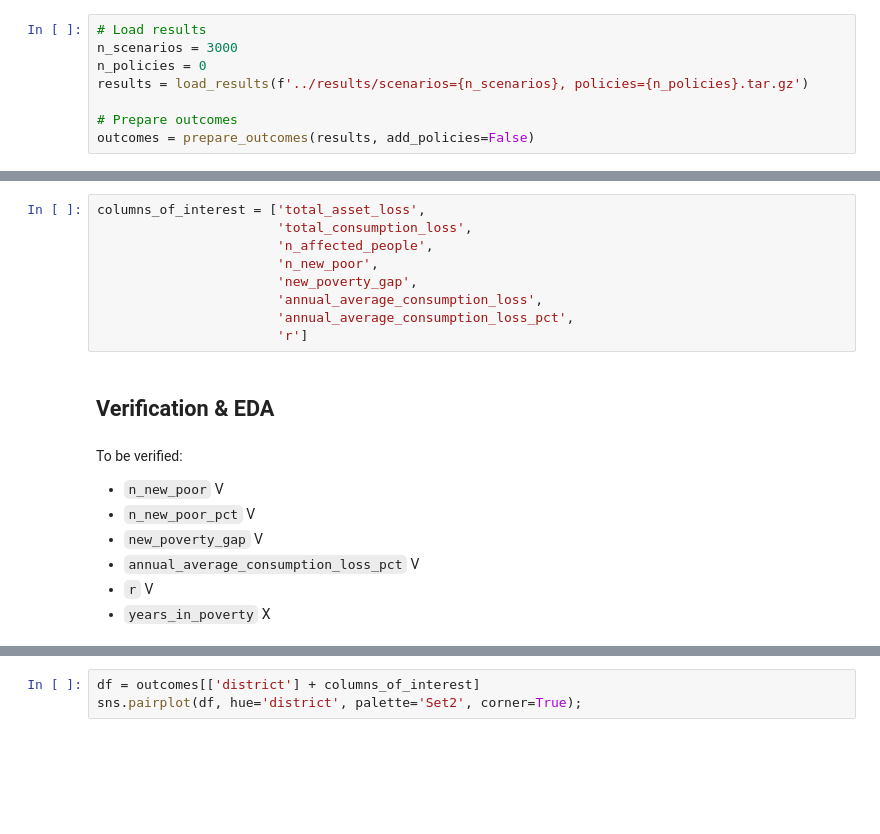
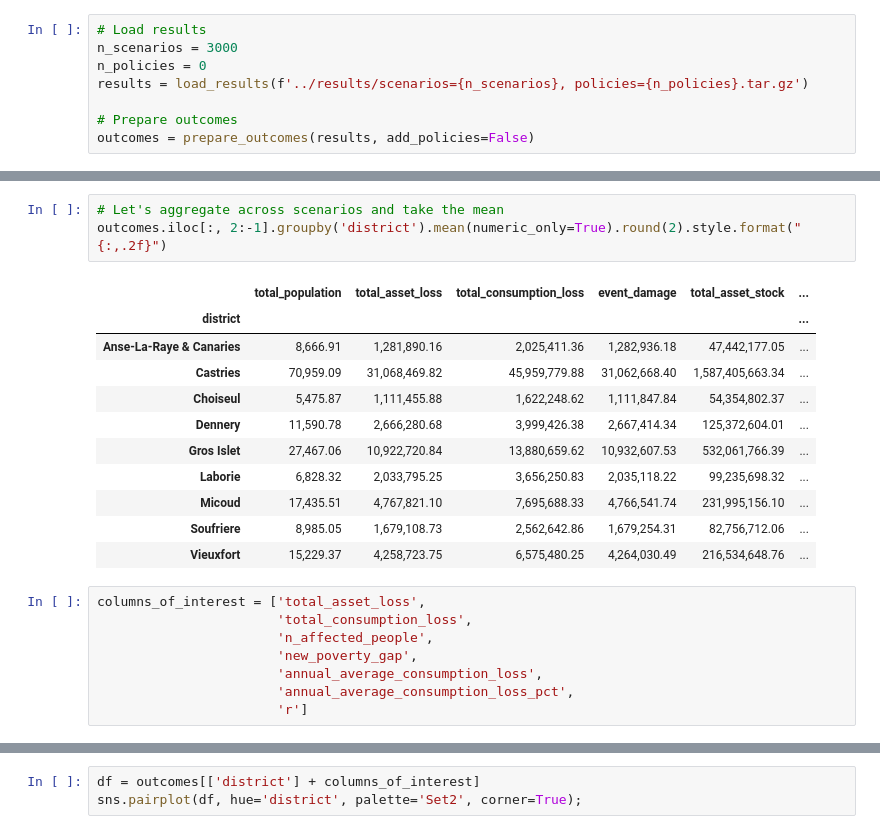
Before and after one commit to mikhailsirenko/unbreakable, a Jupyter notebook: notebooks/analysis.ipynb, the cells around one changed output, grey strips where cells are left out. Saved outputs shown, nothing was run; the diff lists cells and outputs as text; blank space fills up the shorter version.

```diff
--- a/notebooks/analysis.ipynb
+++ b/notebooks/analysis.ipynb
@@ -33,19 +172,23 @@ outcomes = prepare_outcomes(results, add_policies=False)
+# %%
+# Let's aggregate across scenarios and take the mean
+outcomes.iloc[:, 2:-1].groupby('district').mean(numeric_only=True).round(2).style.format("{:,.2f}")
+# %% [output]
+|  | total_population | total_asset_loss | total_consumption_loss | event_damage | total_asset_stock | ... |
+| district |  |  |  |  |  | ... |
+| Anse-La-Raye & Canaries | 8,666.91 | 1,281,890.16 | 2,025,411.36 | 1,282,936.18 | 47,442,177.05 | ... |
+| Castries | 70,959.09 | 31,068,469.82 | 45,959,779.88 | 31,062,668.40 | 1,587,405,663.34 | ... |
+| Choiseul | 5,475.87 | 1,111,455.88 | 1,622,248.62 | 1,111,847.84 | 54,354,802.37 | ... |
+| Dennery | 11,590.78 | 2,666,280.68 | 3,999,426.38 | 2,667,414.34 | 125,372,604.01 | ... |
+| Gros Islet | 27,467.06 | 10,922,720.84 | 13,880,659.62 | 10,932,607.53 | 532,061,766.39 | ... |
+| Laborie | 6,828.32 | 2,033,795.25 | 3,656,250.83 | 2,035,118.22 | 99,235,698.32 | ... |
+| Micoud | 17,435.51 | 4,767,821.10 | 7,695,688.33 | 4,766,541.74 | 231,995,156.10 | ... |
+| Soufriere | 8,985.05 | 1,679,108.73 | 2,562,642.86 | 1,679,254.31 | 82,756,712.06 | ... |
+| Vieuxfort | 15,229.37 | 4,258,723.75 | 6,575,480.25 | 4,264,030.49 | 216,534,648.76 | ... |
 # %%
 columns_of_interest = ['total_asset_loss',
                        'total_consumption_loss',
                        'n_affected_people',
-                       'n_new_poor',
                        'new_poverty_gap',
                        'annual_average_consumption_loss',
                        'annual_average_consumption_loss_pct',
                        'r']
-# %% [markdown]
-## Verification & EDA
-# %% [markdown]
-To be verified:
-- `n_new_poor` V
-- `n_new_poor_pct` V
-- `new_poverty_gap` V
-- `annual_average_consumption_loss_pct` V
-- `r` V
-- `years_in_poverty` X
```
Also changed, not shown: parts of 30 cells of this notebook, 2 other files.
